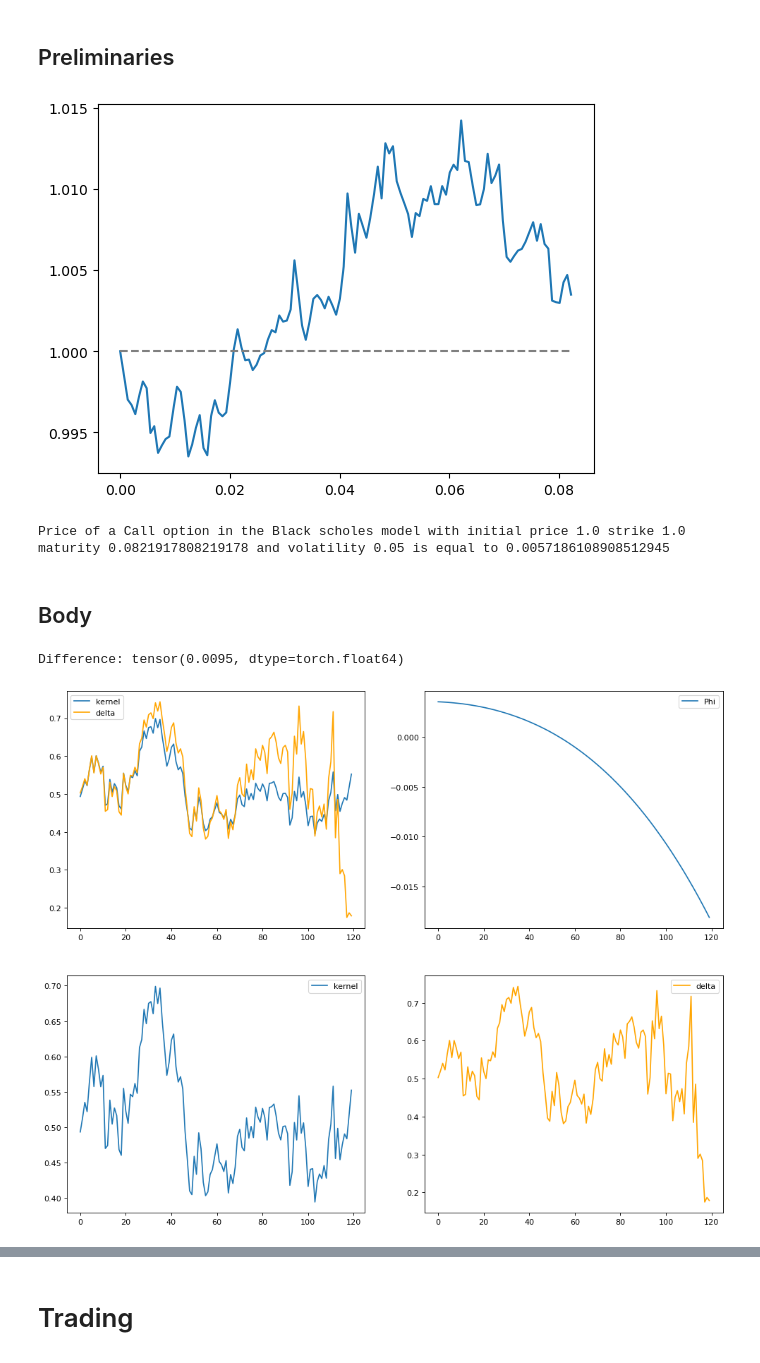
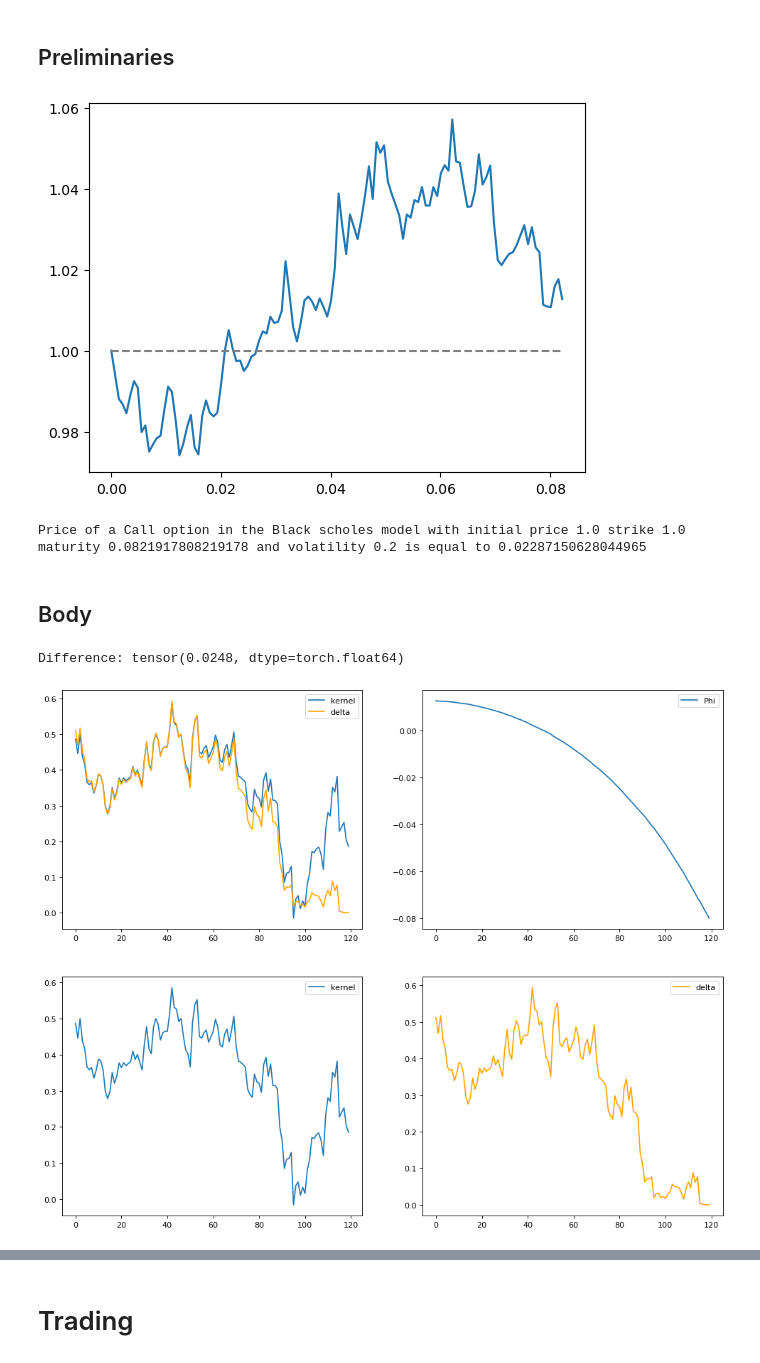
Before and after one commit to crispitagorico/stochastic_optimisation, a Jupyter notebook: kernel_hedge/notebooks/debug.ipynb, the cells around one changed output, grey strips where cells are left out. Drawn from its saved outputs; the diff is of its cells as text; code cells hidden in the pictures.

```diff
--- a/kernel_hedge/notebooks/debug.ipynb
+++ b/kernel_hedge/notebooks/debug.ipynb
@@ -31,8 +31,8 @@ device: cpu
 ## Preliminaries
 # %%
 torch.manual_seed(0)
-batch_x, batch_y, timesteps, d = 200, 100, 120, 1
-sigma, strike, S0, T = 0.05, 1.0, 1.0, 30./365 # Black Scholes parameters
+batch_x, batch_y, timesteps, d = 500, 500, 120, 1
+sigma, strike, S0, T = 0.2, 1.0, 1.0, 30./365 # Black Scholes parameters
 
 
 dt = T/timesteps
@@ -42,14 +42,17 @@ dW = np.sqrt(dt)*torch.randn(batch_x + batch_y, timesteps-1, d)
 W = torch.cat((torch.zeros(batch_x + batch_y, 1, d), dW.cumsum(dim=1)), dim = 1)
 S = S0*torch.exp(-0.5*(sigma**2)*time_grid + sigma*W).to(device)
 
+# train_paths = S[:batch_x]
+test_paths = S[batch_x:]
+
+batch_x = 200
 train_paths = S[:batch_x]
-test_paths = S[batch_x:]
 
 plt.plot(torch.linspace(0.0, T, timesteps), S[0].detach().cpu())
 plt.plot(torch.linspace(0.0, T, timesteps), strike*torch.ones(timesteps), '--', color = 'grey')
 plt.show()
 # %% [output]
-[figure, old version]
+[figure, new version]
 # %%
 #Blackscholes price
 
@@ -69,7 +72,7 @@ def delta_hedge(ttm, strike, sigma, r, curr_price):
   temp = temp/(sigma*np.sqrt(ttm))
   return  torch.tensor(norm.cdf(temp)).to(device)
 
-priceBS = BS(S0,strike,T,sigma)
+priceBS = BS(S0, strike, T, sigma)
 print('Price of a Call option in the Black scholes model with initial price', S0, 'strike', strike, 'maturity', T , 'and volatility' , sigma, 'is equal to', BS(S0,strike,T,sigma))
 
 delta_hedge_ = torch.zeros(test_paths[:,:,0].shape).to(device)
@@ -78,7 +81,7 @@ for j in range(test_paths.shape[0]):
         ttm = T - i*T/timesteps
         delta_hedge_[j, i] = delta_hedge(ttm, strike, sigma, 0.0, test_paths[j,i,0])
 # %% [output]
-Price of a Call option in the Black scholes model with initial price 1.0 strike 1.0 maturity 0.0821917808219178 and volatility 0.05 is equal to 0.0057186108908512945
+Price of a Call option in the Black scholes model with initial price 1.0 strike 1.0 maturity 0.0821917808219178 and volatility 0.2 is equal to 0.02287150628044965
 # %%
 def plot_results(test_index, kernel_hedge, delta_hedge, sign = 1):
 
@@ -186,10 +189,10 @@ sk_hedge = KernelHedger(Ker,
 
 sk_hedge.pre_fit(train_paths)
 # %%
-sk_hedge.fit(regularisation=1e-7*sk_hedge.Xi.norm())
+sk_hedge.fit(regularisation=4e-8*sk_hedge.Xi.norm())
 sk_hedge.compute_pnl(test_paths)
 
-plot_results(0, sk_hedge, delta_hedge_)
+plot_results(2, sk_hedge, delta_hedge_)
 # %% [output]
-Difference: tensor(0.0095, dtype=torch.float64)
+Difference: tensor(0.0248, dtype=torch.float64)
-[figure, old version]
+[figure, new version]
```
Also changed, not shown: parts of 15 cells of this notebook, 41 other files.
